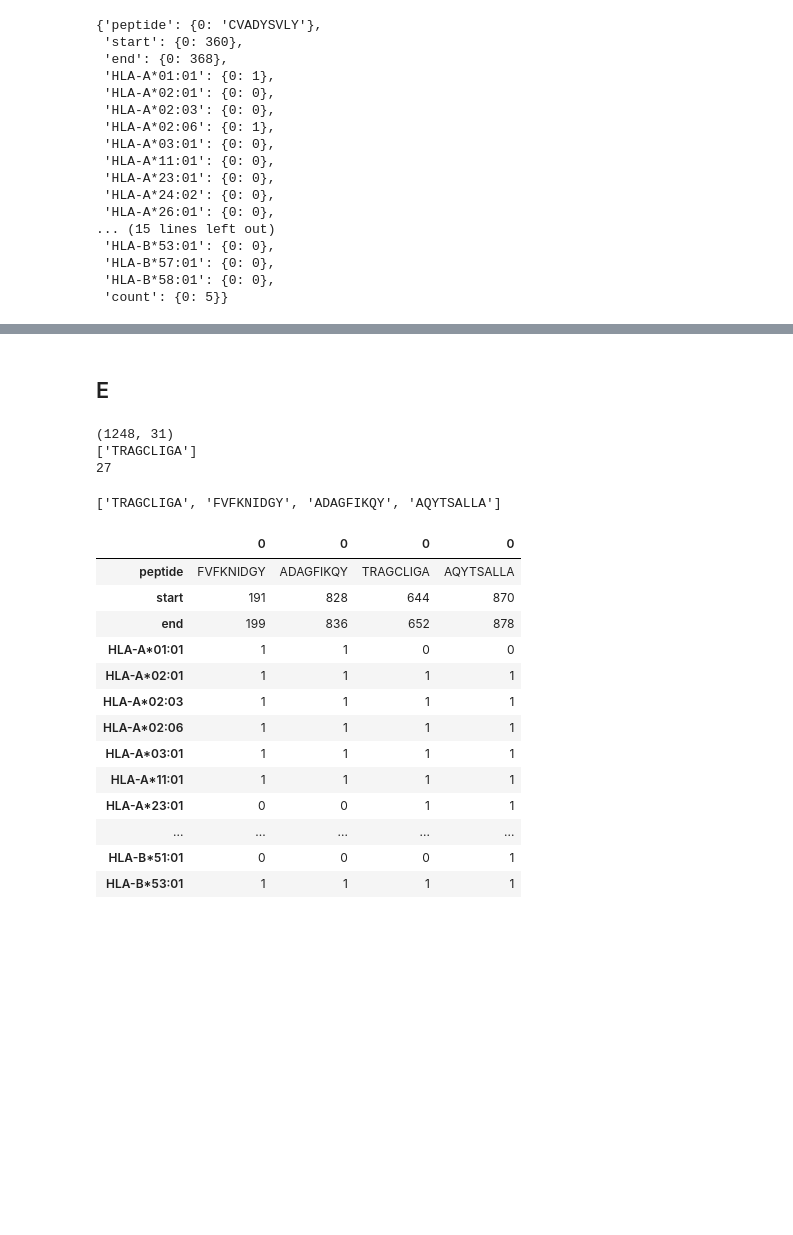
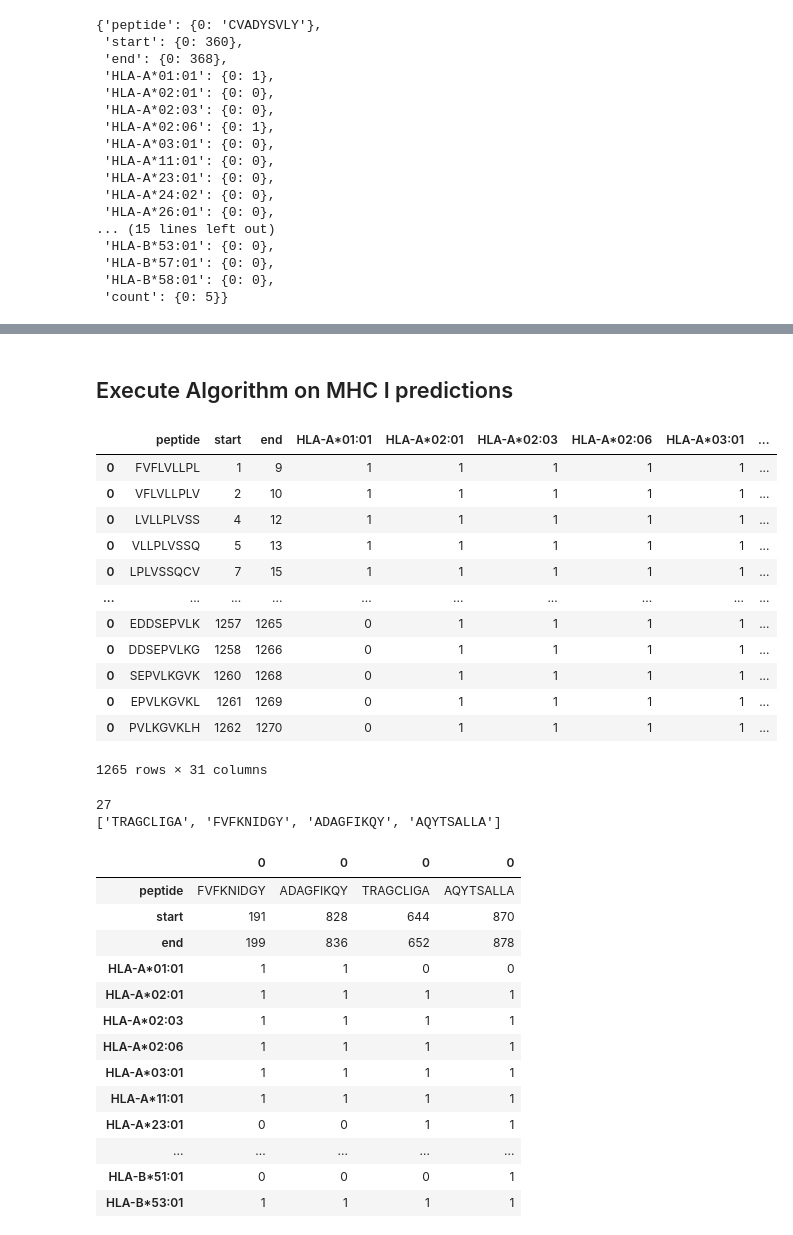
Before and after one commit to ryanquinnnelson/CMU-02718-HW5, a Jupyter notebook: 02_518_02_718_HW_5_ryann.ipynb, the cells around one changed output, grey strips where cells are left out. Saved outputs shown, nothing was run; the diff lists cells and outputs as text; code cells hidden in the pictures; blank space fills up the shorter version.

Commit message:
Finished MHC 1 selection

```diff
--- a/02_518_02_718_HW_5_ryann.ipynb
+++ b/02_518_02_718_HW_5_ryann.ipynb
@@ -948,7 +948,7 @@ def build_row_df(coverage_dict,key,alleles):
     return pd.DataFrame.from_dict(new_dict)
 
 
-def build_coverage_df(coverage_dict,alleles):
+def build_peptide_coverage_df(coverage_dict,alleles):
     '''
     Builds and returns a DataFrame which contains a row for
     each peptide in the coverage dictionary with columns
@@ -969,6 +969,18 @@ def build_coverage_df(coverage_dict,alleles):
 
         counter += 1
     return df
+
+
+def get_peptide_coverage_df(predictions_list,p_min,alleles):
+    '''
+    Selects from the given predictions list those
+    peptides which have pIC50 at or above p_min, then
+    builds a DataFrame representing the allele coverage
+    for each of the selected peptides.
+    '''
+    above = get_list_above_p_min(predictions_list,p_min)
+    d = get_peptide_coverage_dict(above)
+    return build_coverage_df(d, alleles)
 # %%
 print('get_list_above_p_min()')
 print(len(results_mhc1))
@@ -1247,16 +1278,31 @@ test select_peptides()
 | HLA-B*57:01 | 0 | 0 | 0 | 0 | 0 | 0 | 0 | 0 | 0 |
 | HLA-B*58:01 | 0 | 0 | 0 | 1 | 0 | 0 | 0 | 0 | 0 |
 | count | 1 | 1 | 1 | 2 | 2 | 4 | 5 | 6 | 9 |
-# %% [markdown]
-## E
+# %% [markdown]
+## Execute Algorithm on MHC I predictions
+# %%
+df_coverage_mhc1 = get_peptide_coverage_df(results_mhc1,5.0,class_i_list)
+df_coverage_mhc1
+# %% [output]
+|  | peptide | start | end | HLA-A*01:01 | HLA-A*02:01 | HLA-A*02:03 | HLA-A*02:06 | HLA-A*03:01 | ... |
+| 0 | FVFLVLLPL | 1 | 9 | 1 | 1 | 1 | 1 | 1 | ... |
+| 0 | VFLVLLPLV | 2 | 10 | 1 | 1 | 1 | 1 | 1 | ... |
+| 0 | LVLLPLVSS | 4 | 12 | 1 | 1 | 1 | 1 | 1 | ... |
+| 0 | VLLPLVSSQ | 5 | 13 | 1 | 1 | 1 | 1 | 1 | ... |
+| 0 | LPLVSSQCV | 7 | 15 | 1 | 1 | 1 | 1 | 1 | ... |
+| ... | ... | ... | ... | ... | ... | ... | ... | ... | ... |
+| 0 | EDDSEPVLK | 1257 | 1265 | 0 | 1 | 1 | 1 | 1 | ... |
+| 0 | DDSEPVLKG | 1258 | 1266 | 0 | 1 | 1 | 1 | 1 | ... |
+| 0 | SEPVLKGVK | 1260 | 1268 | 0 | 1 | 1 | 1 | 1 | ... |
+| 0 | EPVLKGVKL | 1261 | 1269 | 0 | 1 | 1 | 1 | 1 | ... |
+| 0 | PVLKGVKLH | 1262 | 1270 | 0 | 1 | 1 | 1 | 1 | ... |
+1265 rows × 31 columns
 # %%
-covered, selected = select_peptides(coverage_mhc1,class_i_list,20)
-print(covered)
-selected
+n,selected = select_peptides(df_coverage_mhc1,class_i_list,10)
+print(n)
+print(selected)
 # %% [output]
-(1248, 31)
-['TRAGCLIGA']
 27
+['TRAGCLIGA', 'FVFKNIDGY', 'ADAGFIKQY', 'AQYTSALLA']
-['TRAGCLIGA', 'FVFKNIDGY', 'ADAGFIKQY', 'AQYTSALLA']
 # %%
 # see breakdown of coverage
```
Also changed, not shown: parts of 3 cells of this notebook.
